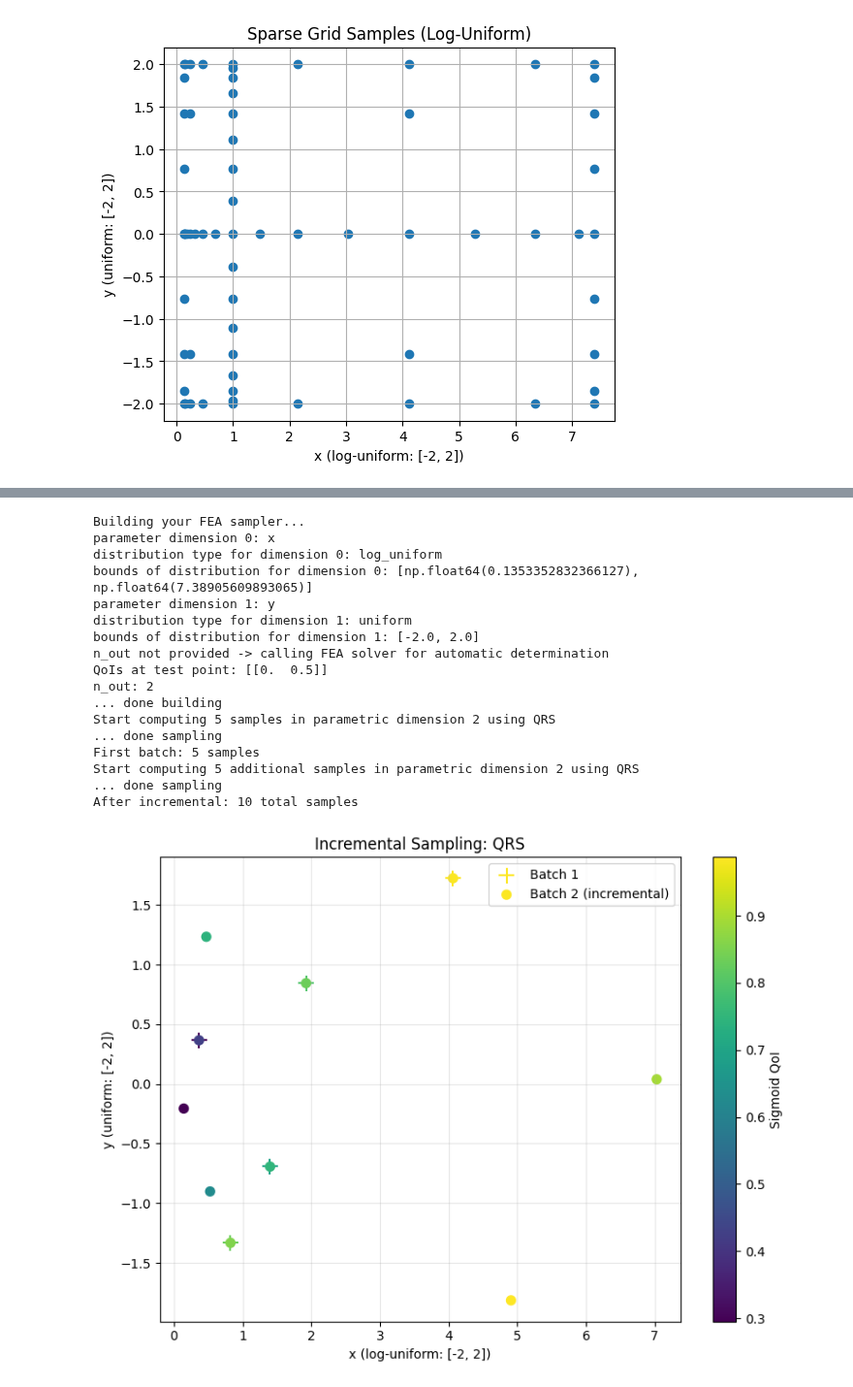
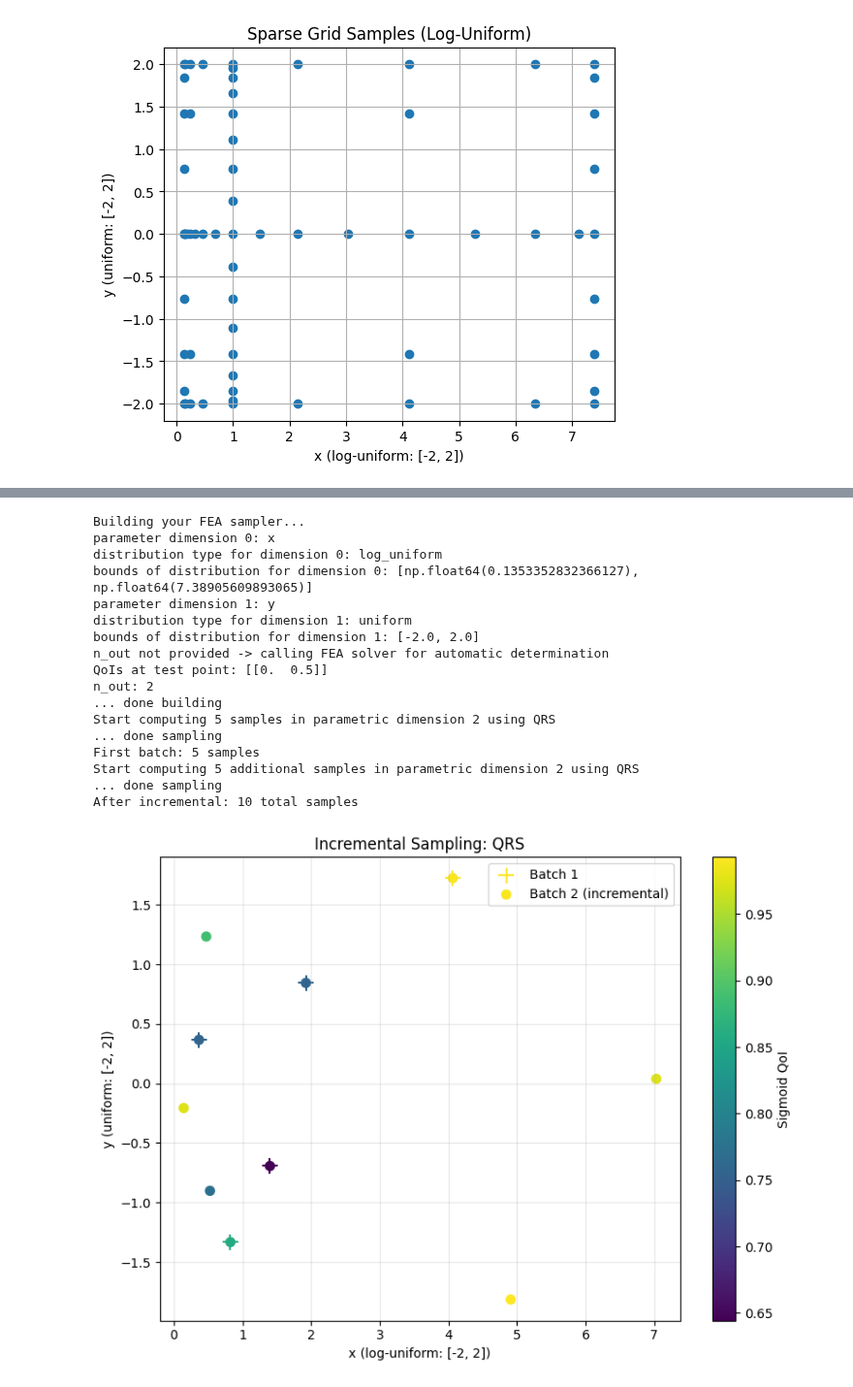
Before and after one commit to kerfriden/SurrOptim, a Jupyter notebook: demo_surroptim.ipynb, the cells around one changed output, grey strips where cells are left out. Shown at 97% size. Drawn from its saved outputs; the diff is of its cells as text; code cells hidden in the pictures.

```diff
--- a/demo_surroptim.ipynb
+++ b/demo_surroptim.ipynb
@@ -89,7 +136,7 @@ def sigmoid_qoi(active_param) -> np.ndarray:
         all_parameters[key] = value
     x = all_parameters["x"]
     y = all_parameters["y"]
-    s = np.log(x) + y**2
+    s = np.log(x)**2 + y**2
     sig = 1.0 / (1.0 + np.exp(-s))
     return np.vstack([s, sig]).T
 
@@ -127,7 +174,7 @@ sampler = sampler_cls(
     distributions=["log_uniform", "uniform"],
     bounds=[[np.exp(-2), np.exp(2.)], [-2., 2.]],
     active_keys=['x', 'y'],
-    compute_QoIs=sigmoid_qoi,
+    qoi_fn=sigmoid_qoi,
     DOE_type='QRS',
     seed=0
 )
@@ -155,34 +202,34 @@ ax.scatter(X_before[:, 0], X_before[:, 1], c=cvals, cmap="viridis",
 cvals_new = sampler.Y[:,1]
 ax.scatter(sampler.X[:, 0], sampler.X[:, 1],
           c=cvals_new, cmap="viridis", s=50, label='Batch 2 (incremental)')
 
 ax.set_xlabel("x (log-uniform: [-2, 2])")
 ax.set_ylabel("y (uniform: [-2, 2])")
 ax.set_title("Incremental Sampling: QRS")
 ax.grid(True, alpha=0.3)
 ax.legend()
 plt.colorbar(ax.collections[0], ax=ax, label='Sigmoid QoI')
 plt.tight_layout()
 plt.show()
 # %% [output]
 Building your FEA sampler...
 parameter dimension 0: x
 distribution type for dimension 0: log_uniform
 bounds of distribution for dimension 0: [np.float64(0.1353352832366127), np.float64(7.38905609893065)]
 parameter dimension 1: y
 distribution type for dimension 1: uniform
 bounds of distribution for dimension 1: [-2.0, 2.0]
 n_out not provided -> calling FEA solver for automatic determination
 QoIs at test point: [[0.  0.5]]
 n_out: 2
 ... done building
 Start computing 5 samples in parametric dimension 2 using QRS
 ... done sampling
 First batch: 5 samples
 Start computing 5 additional samples in parametric dimension 2 using QRS
 ... done sampling
 After incremental: 10 total samples
-[figure, old version]
+[figure, new version]
 # %%
 # ============================================================================
 # 3. Train metamodel and predict on grid
```
Also changed, not shown: parts of 12 cells of this notebook.
